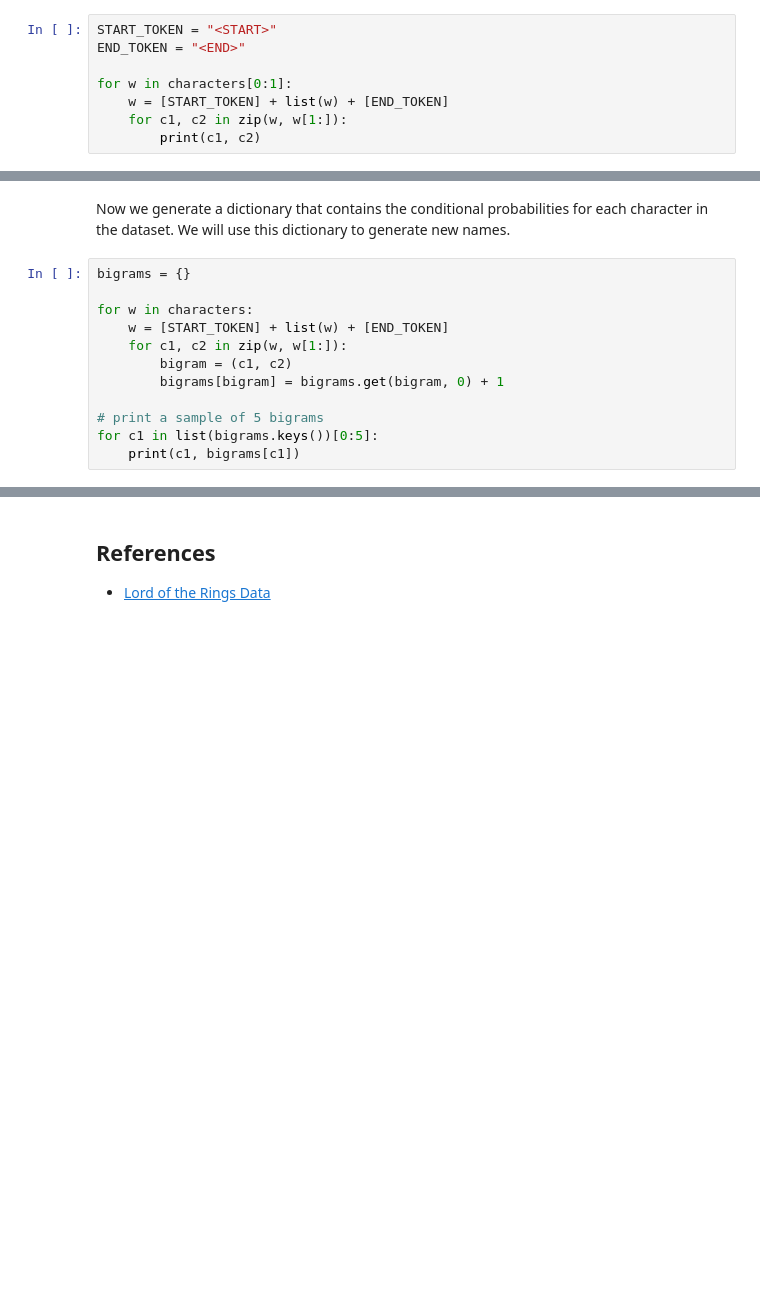
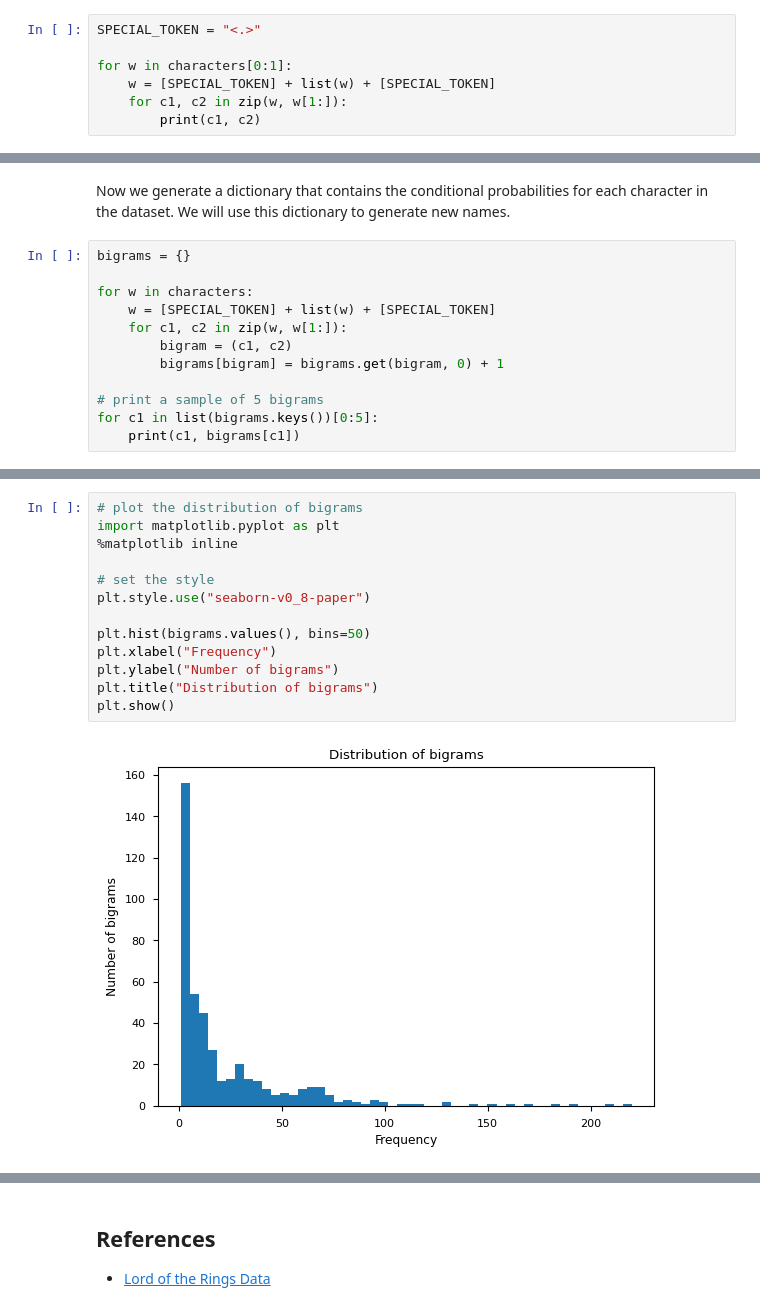
Before and after one commit to tdody/gpt_bot, a Jupyter notebook: notebooks/training.ipynb, the cells around one changed output, grey strips where cells are left out. Saved outputs shown, nothing was run; the diff lists cells and outputs as text; blank space fills up the shorter version.

Commit message:
Add bigram model

```diff
--- a/notebooks/training.ipynb
+++ b/notebooks/training.ipynb
@@ -56,9 +56,8 @@ For the name "adanel", the model needs to understand that the first "a" is the f
 # %%
-START_TOKEN = "<START>"
-END_TOKEN = "<END>"
+SPECIAL_TOKEN = "<.>"
 
 for w in characters[0:1]:
-    w = [START_TOKEN] + list(w) + [END_TOKEN]
+    w = [SPECIAL_TOKEN] + list(w) + [SPECIAL_TOKEN]
     for c1, c2 in zip(w, w[1:]):
         print(c1, c2)
 # %% [output]
@@ -75,7 +74,7 @@ Now we generate a dictionary that contains the conditional probabilities for eac
 bigrams = {}
 
 for w in characters:
-    w = [START_TOKEN] + list(w) + [END_TOKEN]
+    w = [SPECIAL_TOKEN] + list(w) + [SPECIAL_TOKEN]
     for c1, c2 in zip(w, w[1:]):
         bigram = (c1, c2)
         bigrams[bigram] = bigrams.get(bigram, 0) + 1
@@ -102,4 +101,19 @@ The most common bigrams are:
  (('a', 'n'), 184),
  (('o', 'r'), 170)]
+# %%
+# plot the distribution of bigrams
+import matplotlib.pyplot as plt
+%matplotlib inline
+
+# set the style
+plt.style.use("seaborn-v0_8-paper")
+
+plt.hist(bigrams.values(), bins=50)
+plt.xlabel("Frequency")
+plt.ylabel("Number of bigrams")
+plt.title("Distribution of bigrams")
+plt.show()
+# %% [output]
+[figure, added]
 # %%
 unique_tokens = set([c for w in characters for c in w])
```
Also changed, not shown: parts of 19 cells of this notebook.
